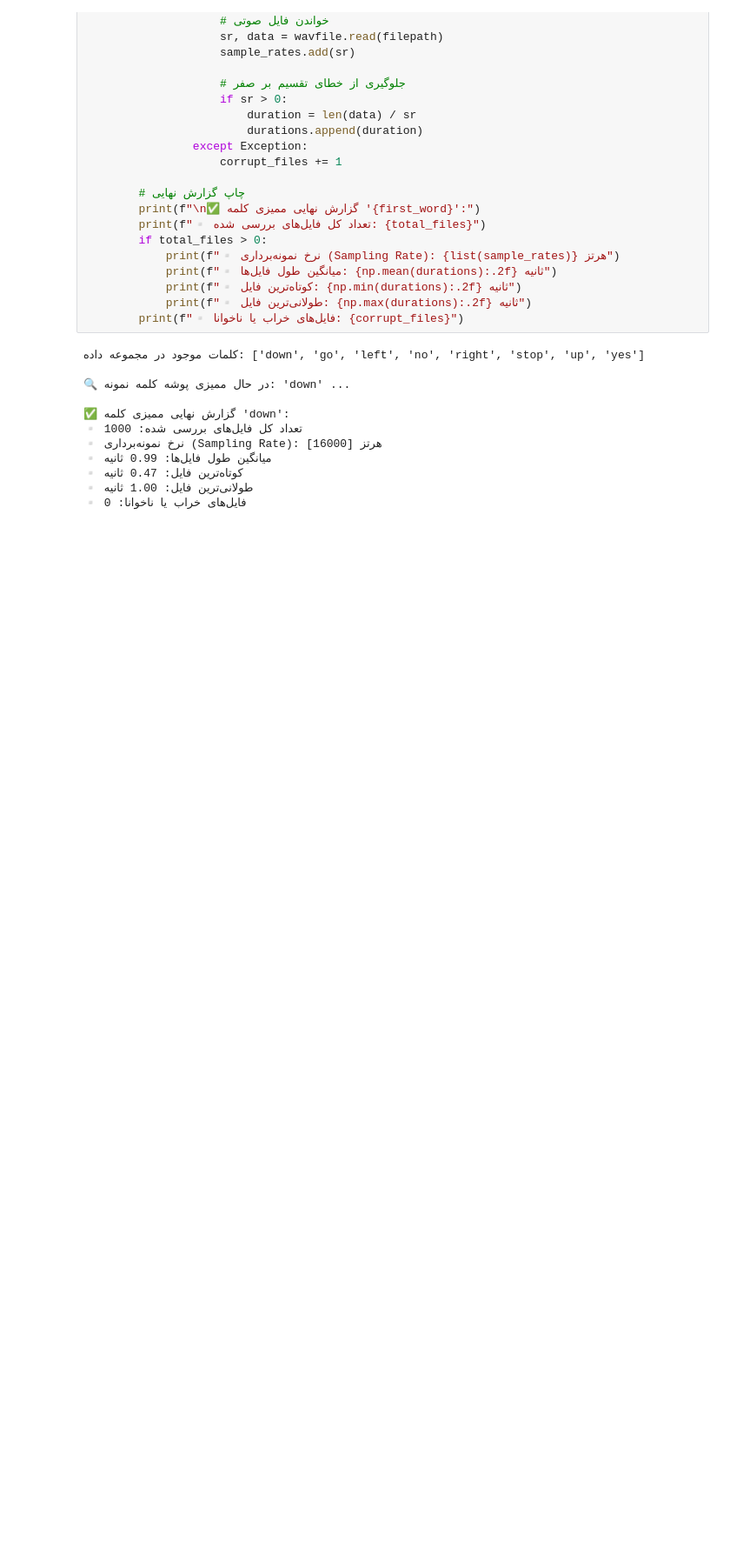
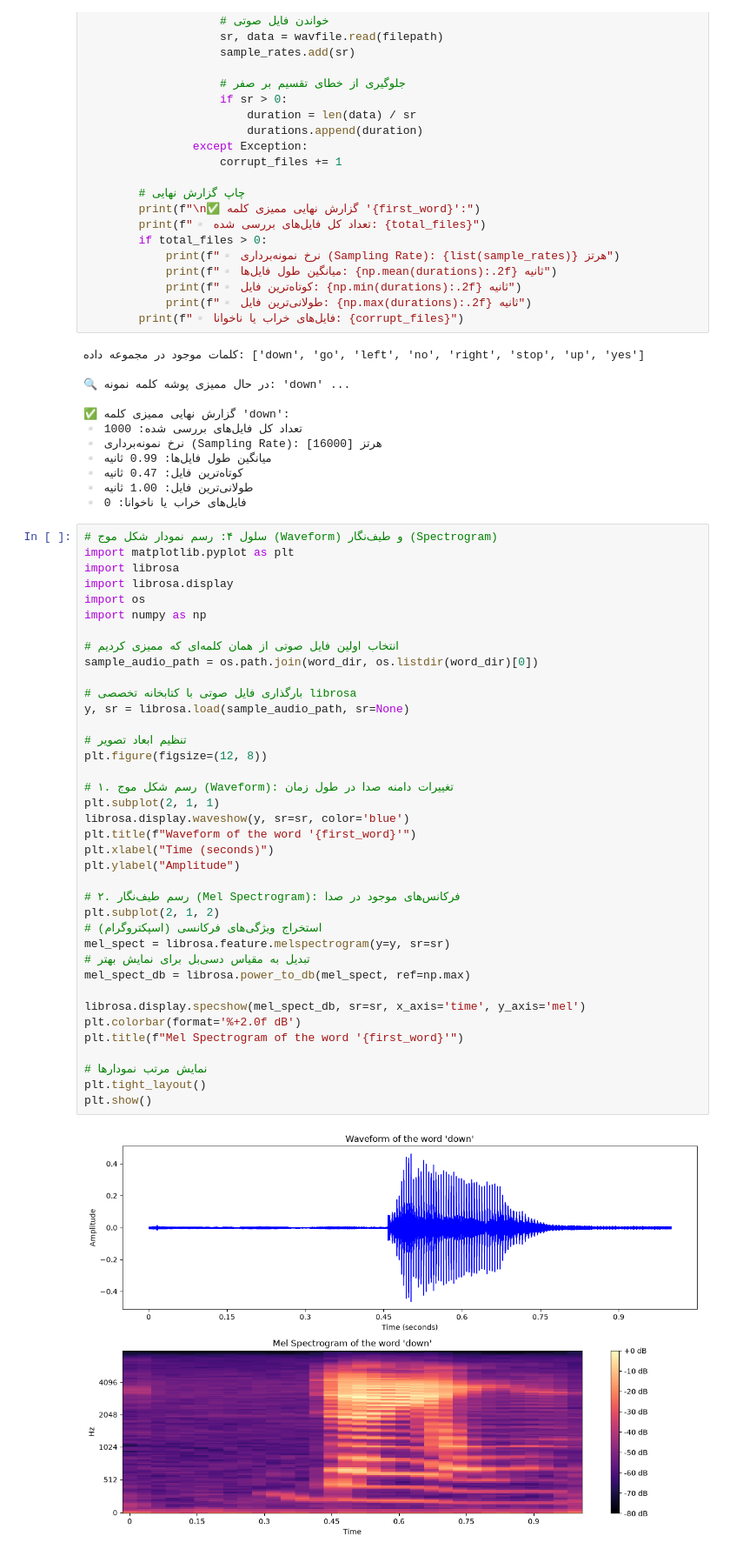
Before and after one commit to frankiesteardrop/Data-Analysis-Project, a Jupyter notebook: Phase1_EDA.ipynb, the cells around one changed output. Shown at 87% size. Cells and saved outputs as stored; diff of their text form; blank space fills up the shorter version.

Commit message:
feat: add waveform and mel spectrogram visualization for audio EDA

```diff
--- a/Phase1_EDA.ipynb
+++ b/Phase1_EDA.ipynb
@@ -125,3 +125,43 @@ else:
 ▫️ کوتاه‌ترین فایل: 0.47 ثانیه
 ▫️ طولانی‌ترین فایل: 1.00 ثانیه
 ▫️ فایل‌های خراب یا ناخوانا: 0
+# %%
+# سلول ۴: رسم نمودار شکل موج (Waveform) و طیف‌نگار (Spectrogram)
+import matplotlib.pyplot as plt
+import librosa
+import librosa.display
+import os
+import numpy as np
+
+# انتخاب اولین فایل صوتی از همان کلمه‌ای که ممیزی کردیم
+sample_audio_path = os.path.join(word_dir, os.listdir(word_dir)[0])
+
+# بارگذاری فایل صوتی با کتابخانه تخصصی librosa
+y, sr = librosa.load(sample_audio_path, sr=None)
+
+# تنظیم ابعاد تصویر
+plt.figure(figsize=(12, 8))
+
+# ۱. رسم شکل موج (Waveform): تغییرات دامنه صدا در طول زمان
+plt.subplot(2, 1, 1)
+librosa.display.waveshow(y, sr=sr, color='blue')
+plt.title(f"Waveform of the word '{first_word}'")
+plt.xlabel("Time (seconds)")
+plt.ylabel("Amplitude")
+
+# ۲. رسم طیف‌نگار (Mel Spectrogram): فرکانس‌های موجود در صدا
+plt.subplot(2, 1, 2)
+# استخراج ویژگی‌های فرکانسی (اسپکتروگرام)
+mel_spect = librosa.feature.melspectrogram(y=y, sr=sr)
+# تبدیل به مقیاس دسی‌بل برای نمایش بهتر
+mel_spect_db = librosa.power_to_db(mel_spect, ref=np.max)
+
+librosa.display.specshow(mel_spect_db, sr=sr, x_axis='time', y_axis='mel')
+plt.colorbar(format='%+2.0f dB')
+plt.title(f"Mel Spectrogram of the word '{first_word}'")
+
+# نمایش مرتب نمودارها
+plt.tight_layout()
+plt.show()
+# %% [output]
+[figure, added]
```
